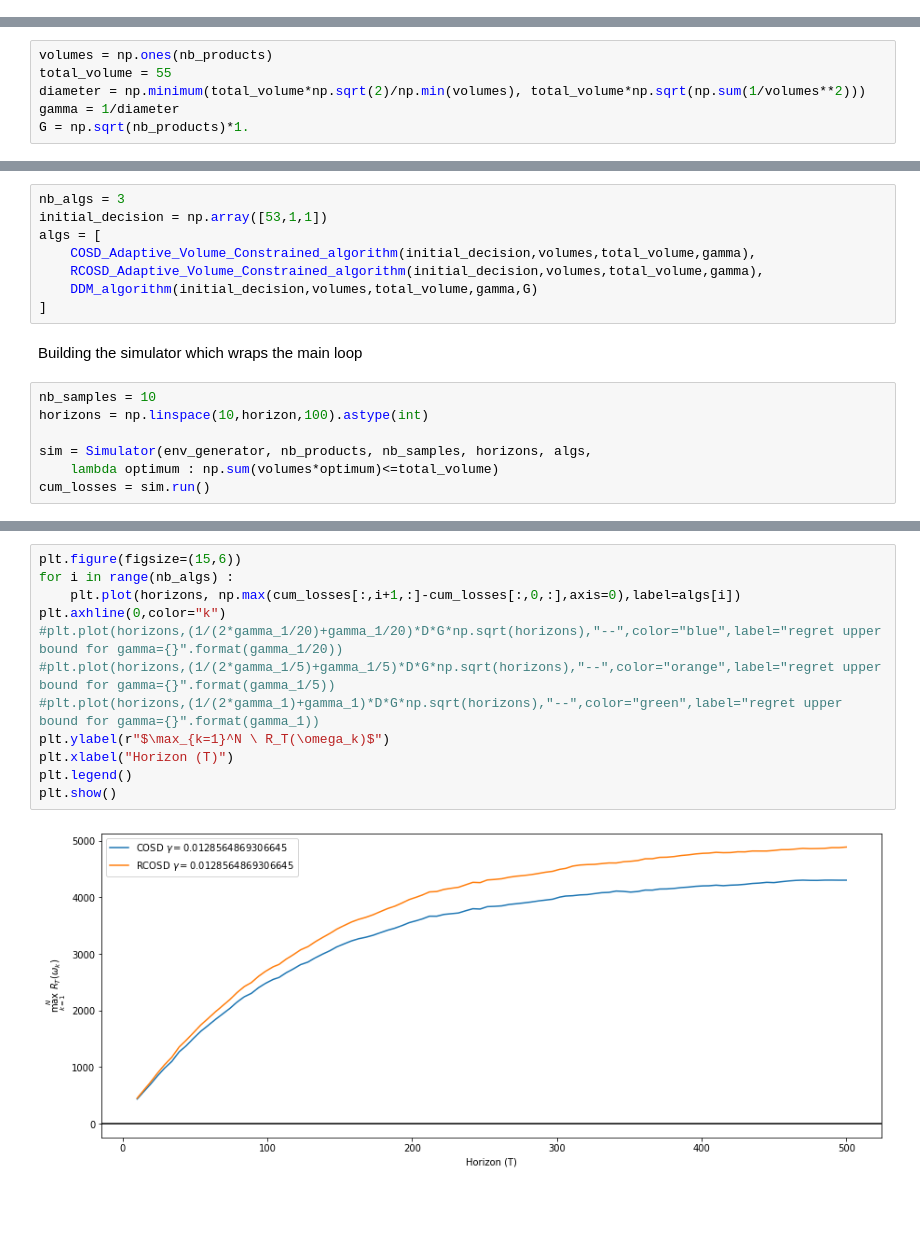
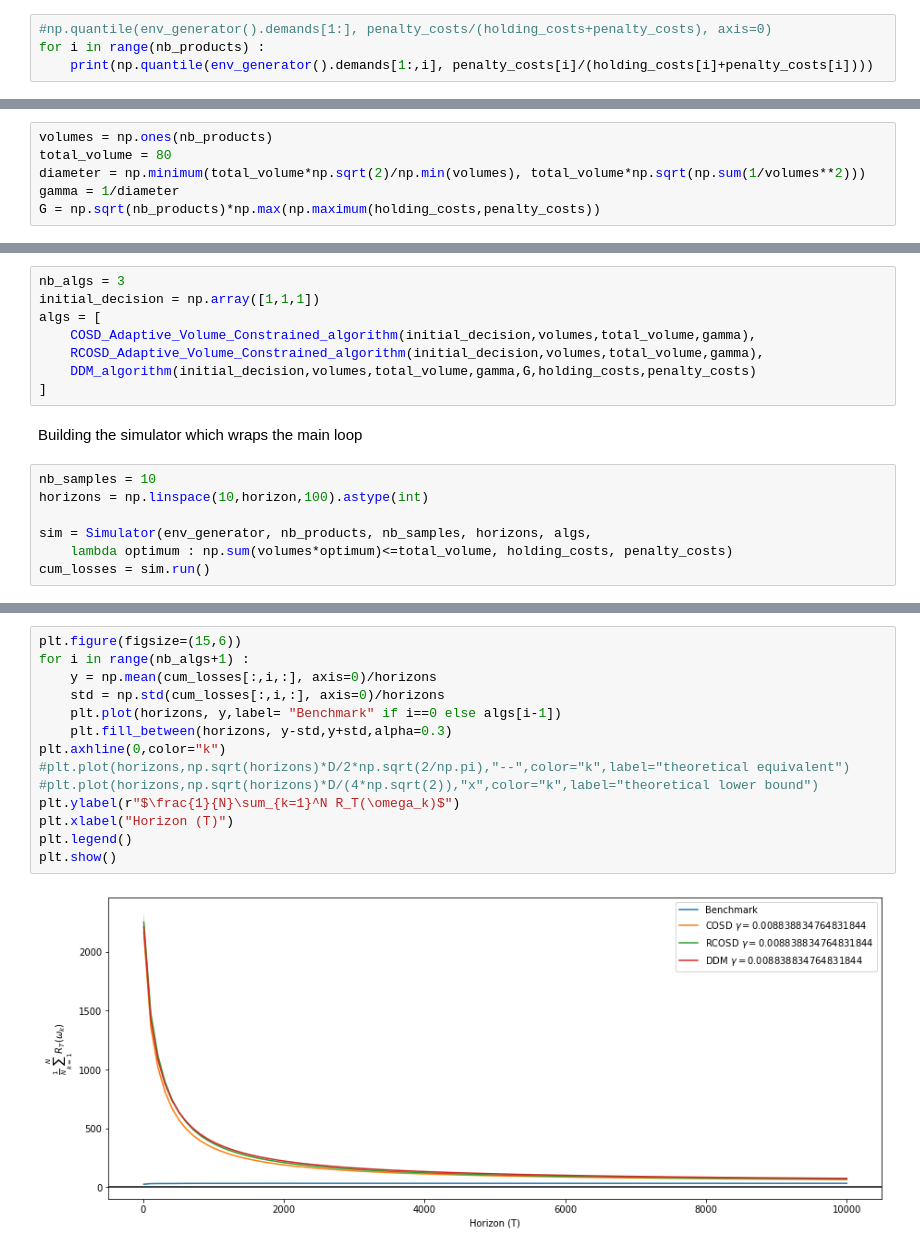
Before and after one commit to Califrais/newsvendor_tester, a Jupyter notebook: notebooks/multiproduct_comparison.ipynb, the cells around one changed output, grey strips where cells are left out. Saved outputs shown, nothing was run; the diff lists cells and outputs as text; blank space fills up the shorter version.

Commit message:
Adding holding costs and penalty costs and fixing the DDM implementation

```diff
--- a/notebooks/multiproduct_comparison.ipynb
+++ b/notebooks/multiproduct_comparison.ipynb
@@ -39,0 +38,4 @@ array([25., 15., 10.])
+# %%
+#np.quantile(env_generator().demands[1:], penalty_costs/(holding_costs+penalty_costs), axis=0)
+for i in range(nb_products) :
+    print(np.quantile(env_generator().demands[1:,i], penalty_costs[i]/(holding_costs[i]+penalty_costs[i])))
@@ -56,19 +62,19 @@ plt.show()
 The box constraint, the hyperparameter $\gamma\leq \rho/D$ and the gradients' norm upper bound $G$
 # %%
 volumes = np.ones(nb_products)
-total_volume = 55
+total_volume = 80
 diameter = np.minimum(total_volume*np.sqrt(2)/np.min(volumes), total_volume*np.sqrt(np.sum(1/volumes**2)))
 gamma = 1/diameter
-G = np.sqrt(nb_products)*1.
+G = np.sqrt(nb_products)*np.max(np.maximum(holding_costs,penalty_costs))
 # %% [markdown]
 The algorithms
 # %%
 nb_algs = 3
-initial_decision = np.array([53,1,1])
+initial_decision = np.array([1,1,1])
 algs = [
     COSD_Adaptive_Volume_Constrained_algorithm(initial_decision,volumes,total_volume,gamma),
     RCOSD_Adaptive_Volume_Constrained_algorithm(initial_decision,volumes,total_volume,gamma),
-    DDM_algorithm(initial_decision,volumes,total_volume,gamma,G)
+    DDM_algorithm(initial_decision,volumes,total_volume,gamma,G,holding_costs,penalty_costs)
 ]
 # %% [markdown]
 Building the simulator which wraps the main loop
@@ -77,5 +83,5 @@ nb_samples = 10
 horizons = np.linspace(10,horizon,100).astype(int)
 
 sim = Simulator(env_generator, nb_products, nb_samples, horizons, algs,
-    lambda optimum : np.sum(volumes*optimum)<=total_volume)
+    lambda optimum : np.sum(volumes*optimum)<=total_volume, holding_costs, penalty_costs)
 cum_losses = sim.run()
@@ -112,14 +117,16 @@ plt.show()
 # %%
 plt.figure(figsize=(15,6))
-for i in range(nb_algs) :
-    plt.plot(horizons, np.max(cum_losses[:,i+1,:]-cum_losses[:,0,:],axis=0),label=algs[i])
+for i in range(nb_algs+1) :
+    y = np.mean(cum_losses[:,i,:], axis=0)/horizons
+    std = np.std(cum_losses[:,i,:], axis=0)/horizons
+    plt.plot(horizons, y,label= "Benchmark" if i==0 else algs[i-1])
+    plt.fill_between(horizons, y-std,y+std,alpha=0.3)
 plt.axhline(0,color="k")
-#plt.plot(horizons,(1/(2*gamma_1/20)+gamma_1/20)*D*G*np.sqrt(horizons),"--",color="blue",label="regret upper bound for gamma={}".format(gamma_1/20))
-#plt.plot(horizons,(1/(2*gamma_1/5)+gamma_1/5)*D*G*np.sqrt(horizons),"--",color="orange",label="regret upper bound for gamma={}".format(gamma_1/5))
-#plt.plot(horizons,(1/(2*gamma_1)+gamma_1)*D*G*np.sqrt(horizons),"--",color="green",label="regret upper bound for gamma={}".format(gamma_1))
-plt.ylabel(r"$\max_{k=1}^N \ R_T(\omega_k)$")
+#plt.plot(horizons,np.sqrt(horizons)*D/2*np.sqrt(2/np.pi),"--",color="k",label="theoretical equivalent")
+#plt.plot(horizons,np.sqrt(horizons)*D/(4*np.sqrt(2)),"x",color="k",label="theoretical lower bound")
+plt.ylabel(r"$\frac{1}{N}\sum_{k=1}^N R_T(\omega_k)$")
 plt.xlabel("Horizon (T)")
 plt.legend()
 plt.show()
 # %% [output]
-[figure, old version]
+[figure, new version]
```
Also changed, not shown: parts of 8 cells of this notebook, 11 other files.
